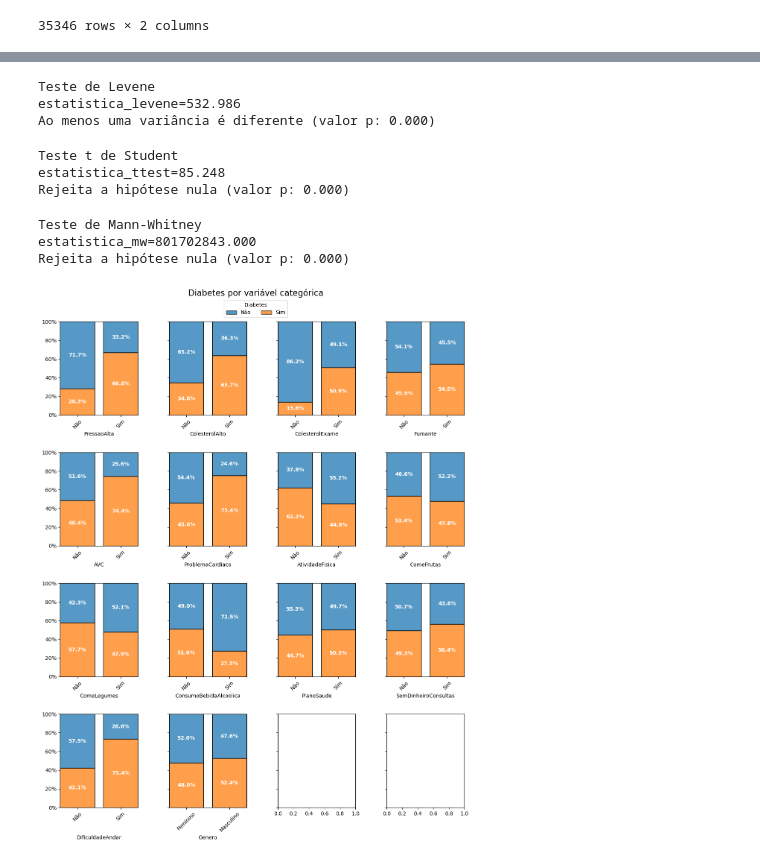
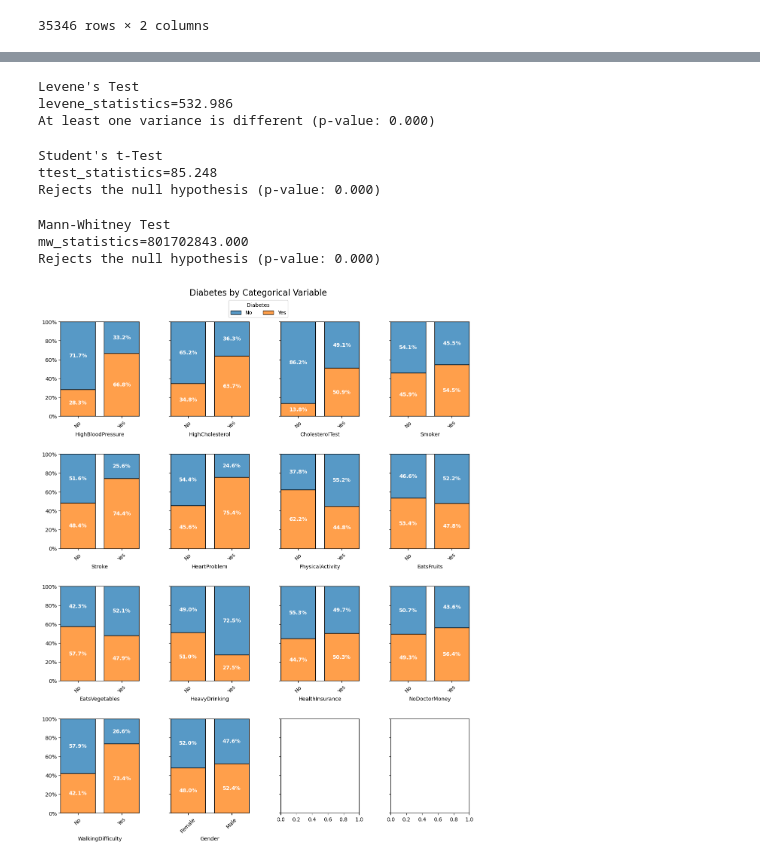
Before and after one commit to galhanogabriel/Diabetes-Analysis, a Jupyter notebook: notebooks/02-gg-statistics.ipynb, the cells around one changed output, grey strips where cells are left out. Saved outputs shown, nothing was run; the diff lists cells and outputs as text; code cells hidden in the pictures.

```diff
--- a/notebooks/02-gg-statistics.ipynb
+++ b/notebooks/02-gg-statistics.ipynb
@@ -154,8 +154,8 @@ plt.show()
 # %%
 fig, axs = plt.subplots(1, 3, figsize=(10, 4))
 
-for ax, coluna in zip(axs, colunas_numericas):
-    sns.histplot(data=df_diabetes_tratado, x=coluna, hue=coluna_alvo, kde=True, ax=ax)
+for ax, column in zip(axs, numeric_columns):
+    sns.histplot(data=df_diabetes_processed, x=column, hue=target, kde=True, ax=ax)
 
 plt.tight_layout()
 plt.show()
@@ -254,8 +251,8 @@ Rejeita a hipótese nula (valor p: 0.000)
 # %%
-df_diabetes_sem_outliers = df_diabetes_tratado.copy()
+df_diabetes_no_outliers = df_diabetes_processed.copy()
 
-for coluna in colunas_numericas:
-    df_diabetes_sem_outliers[coluna] = remove_outliers(df_diabetes_sem_outliers[coluna])
+for column in numeric_columns:
+    df_diabetes_no_outliers[column] = remove_outliers(df_diabetes_no_outliers[column])
 
-df_diabetes_sem_outliers.describe()
+df_diabetes_no_outliers.describe()
 # %% [output]
@@ -291,8 +288,8 @@ memory usage: 2.9 MB
 # %%
 fig, axs = plt.subplots(1, 3, figsize=(10, 4))
 
-for ax, coluna in zip(axs, colunas_numericas):
-    sns.boxplot(data=df_diabetes_sem_outliers, x=coluna_alvo, y=coluna, ax=ax)
+for ax, column in zip(axs, numeric_columns):
+    sns.boxplot(data=df_diabetes_no_outliers, x=target, y=column, ax=ax)
 
 plt.tight_layout()
 plt.show()
@@ -301,8 +298,8 @@ plt.show()
 # %%
 fig, axs = plt.subplots(1, 3, figsize=(10, 4))
 
-for ax, coluna in zip(axs, colunas_numericas):
-    sns.histplot(data=df_diabetes_sem_outliers, x=coluna, hue=coluna_alvo, kde=True, ax=ax)
+for ax, column in zip(axs, numeric_columns):
+    sns.histplot(data=df_diabetes_no_outliers, x=column, hue=target, kde=True, ax=ax)
 
 plt.tight_layout()
 plt.show()
@@ -374,55 +371,57 @@ KstestResult(statistic=np.float64(0.07345716240963396), pvalue=np.float64(2.3370
 # %%
-analise_levene(dataframe_imc_sem_outliers, centro="median")
+levene_analysis(dataframe_bmi_no_outliers, center="median")
 # %% [output]
-Teste de Levene
-estatistica_levene=532.986
-Ao menos uma variância é diferente (valor p: 0.000)
+Levene's Test
+levene_statistics=532.986
+At least one variance is different (p-value: 0.000)
 # %%
-analise_ttest_ind(dataframe_imc_sem_outliers, variancias_iguais=False)
+ttest_ind_analysis(dataframe_bmi_no_outliers, equal_variances=False)
 # %% [output]
-Teste t de Student
-estatistica_ttest=85.248
-Rejeita a hipótese nula (valor p: 0.000)
+Student's t-Test
+ttest_statistics=85.248
+Rejects the null hypothesis (p-value: 0.000)
 # %%
-analise_mannwhitneyu(dataframe_imc_sem_outliers)
+manwhiteney_analysis(dataframe_bmi_no_outliers)
 # %% [output]
-Teste de Mann-Whitney
-estatistica_mw=801702843.000
-Rejeita a hipótese nula (valor p: 0.000)
+Mann-Whitney Test
+mw_statistics=801702843.000
+Rejects the null hypothesis (p-value: 0.000)
 # %%
 fig, axs = plt.subplots(nrows=4, ncols=4, figsize=(14, 16), sharey=True)
 
-for i, coluna in enumerate(colunas_binarias):
-    h = sns.histplot(x=coluna,
-                     hue=coluna_alvo,
-                     data=df_diabetes_tratado,
-                     multiple='fill',
+for i, column in enumerate(binary_columns):
+    h = sns.histplot(x=column,
+                     hue=target,
+                     data=df_diabetes_processed,
+                     multiple="fill",
                      ax=axs.flat[i],
-                     stat='percent',
+                     stat="percent",
                      shrink=0.8)
-    h.tick_params(axis='x', labelrotation=45)
+    h.tick_params(axis="x", labelrotation=45)
 
     h.yaxis.set_major_formatter(PercentFormatter(1))
-    h.set_ylabel('')
+    h.set_ylabel("")
 
     for bar in h.containers:
-        h.bar_label(bar, label_type='center', labels=[f'{b.get_height():.1%}' for b in bar], color='white', weight='bold')
+        h.bar_label(bar, label_type="center", labels=[f"{b.get_height():.1%}" for b in bar],
+                    color="white", weight="bold")
 
     legend = h.get_legend()
     legend.remove()
 
 labels = [text.get_text() for text in legend.get_texts()]
 
-fig.legend(handles=legend.legend_handles, labels=labels, loc='upper center', ncols=2, title='Diabetes', bbox_to_anchor=(0.5, 0.965))
-fig.suptitle('Diabetes por variável categórica', fontsize=16)
+fig.legend(handles=legend.legend_handles, labels=labels, loc="upper center", ncols=2, title="Diabetes",
+           bbox_to_anchor=(0.5, 0.965))
+fig.suptitle("Diabetes by Categorical Variable", fontsize=16)
 
 fig.align_labels()
 
 plt.subplots_adjust(wspace=0.4, hspace=0.4, top=0.925)
 
 plt.show()
 # %% [output]
-[figure, old version]
+[figure, new version]
 # %%
 fig, axs = plt.subplots(nrows=4, ncols=1, figsize=(12, 16))
 
```
Also changed, not shown: parts of 41 cells of this notebook, 9 other files.
